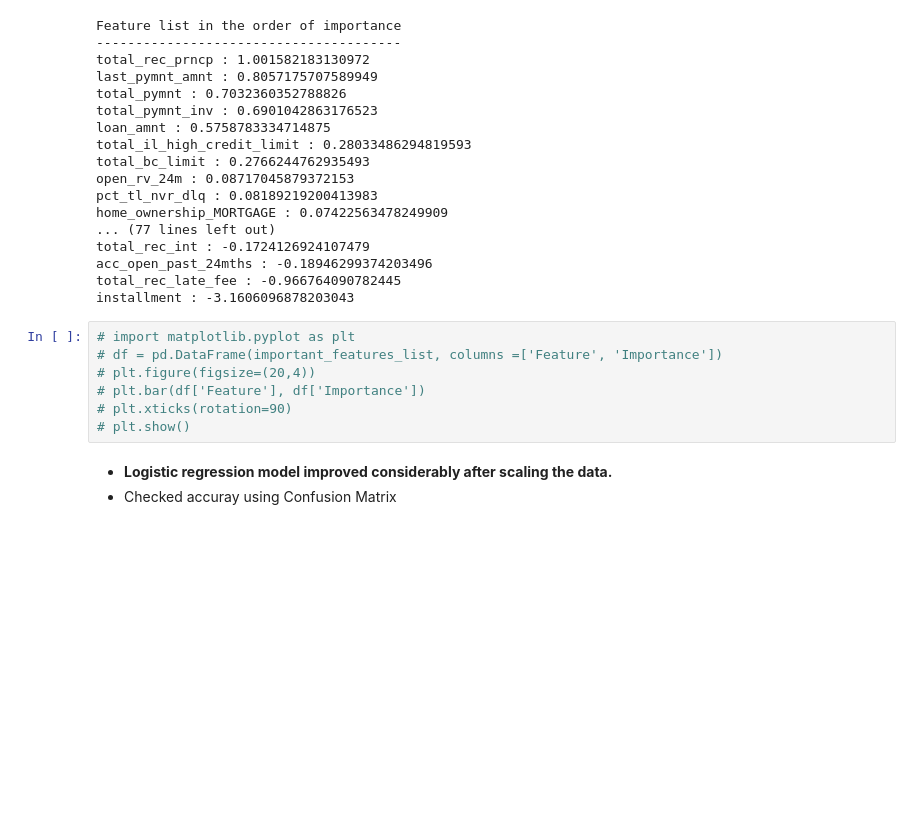
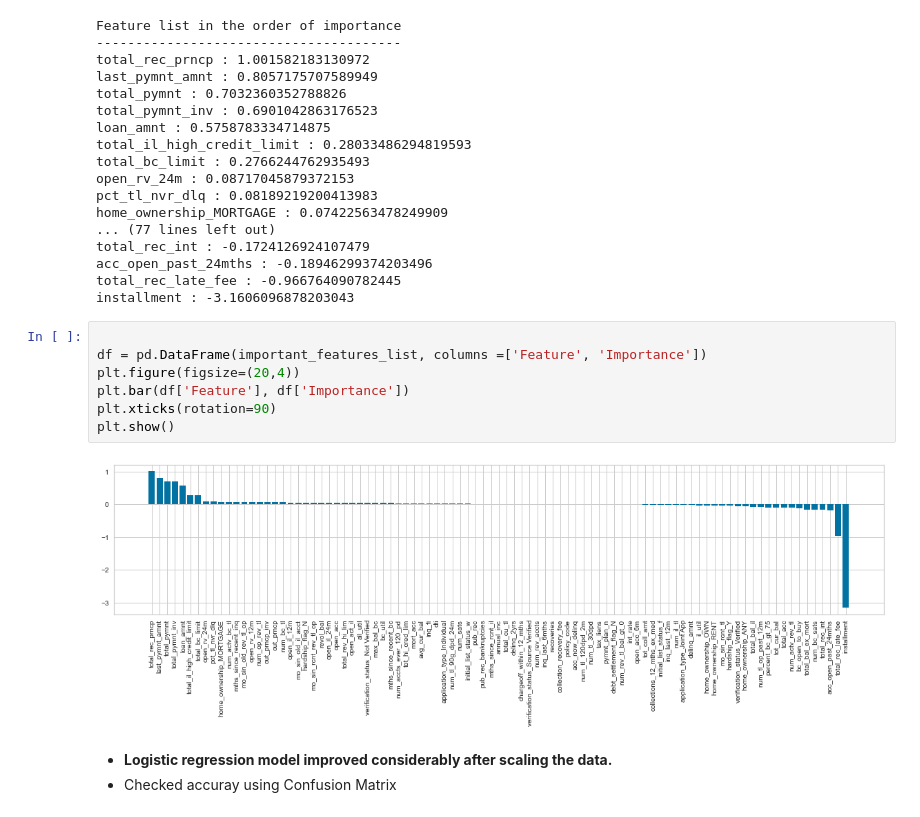
Before and after one commit to V-MalM/Predicting-Credit-Risk-Supervised-ML, a Jupyter notebook: Credit Risk Evaluator.ipynb, the cells around one changed output. Drawn from its saved outputs; the diff is of its cells as text; blank space fills up the shorter version.

```diff
--- a/Credit Risk Evaluator.ipynb
+++ b/Credit Risk Evaluator.ipynb
@@ -435,12 +436,14 @@ acc_open_past_24mths : -0.18946299374203496
 total_rec_late_fee : -0.966764090782445
 installment : -3.1606096878203043
 # %%
-# import matplotlib.pyplot as plt
-# df = pd.DataFrame(important_features_list, columns =['Feature', 'Importance'])
-# plt.figure(figsize=(20,4))
-# plt.bar(df['Feature'], df['Importance'])
-# plt.xticks(rotation=90)
-# plt.show()
+
+df = pd.DataFrame(important_features_list, columns =['Feature', 'Importance'])
+plt.figure(figsize=(20,4))
+plt.bar(df['Feature'], df['Importance'])
+plt.xticks(rotation=90)
+plt.show()
+# %% [output]
+[figure, added]
 # %% [markdown]
 * **Logistic regression model improved considerably after scaling the data.**
 * Checked accuray using Confusion Matrix
```
Also changed, not shown: parts of 2 cells of this notebook.
